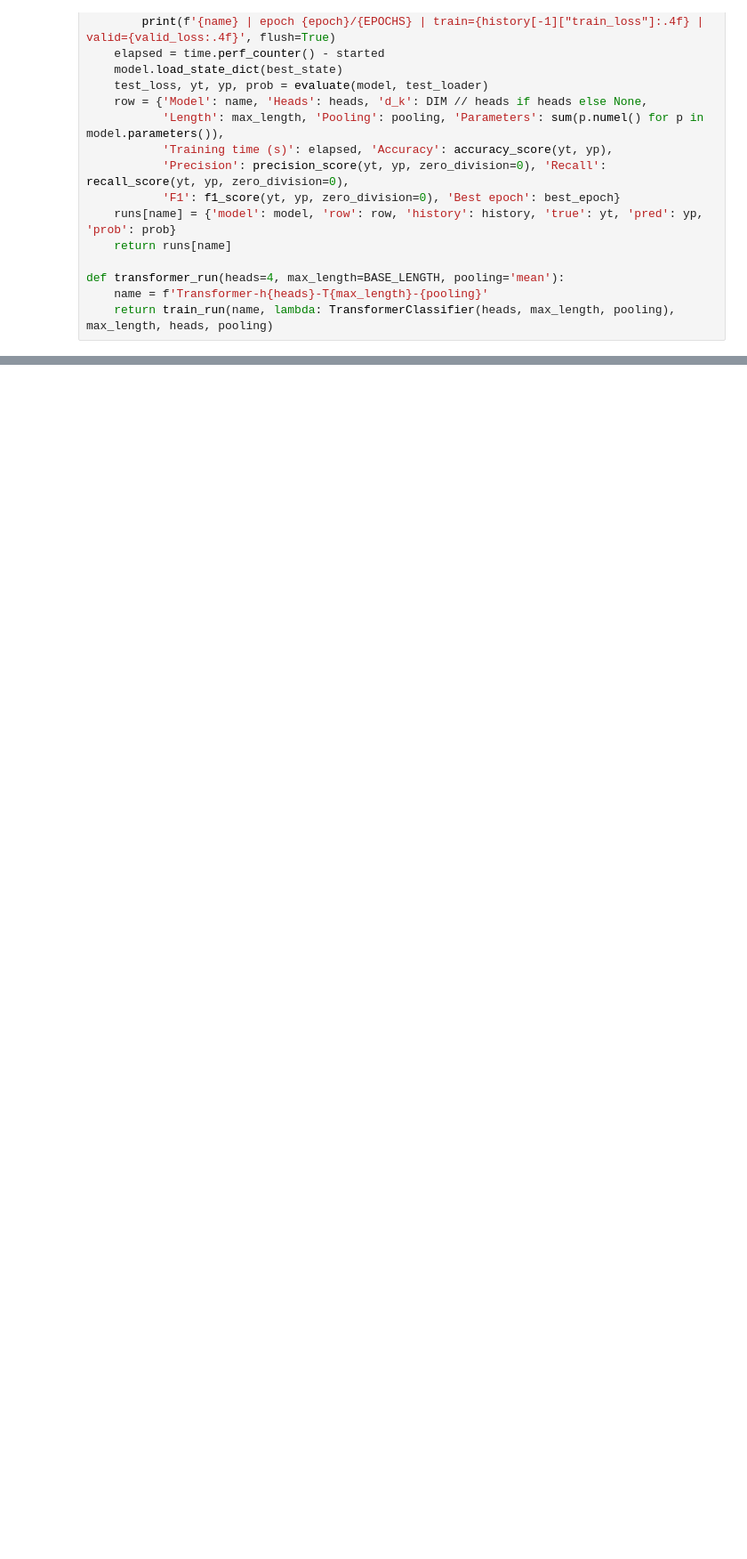
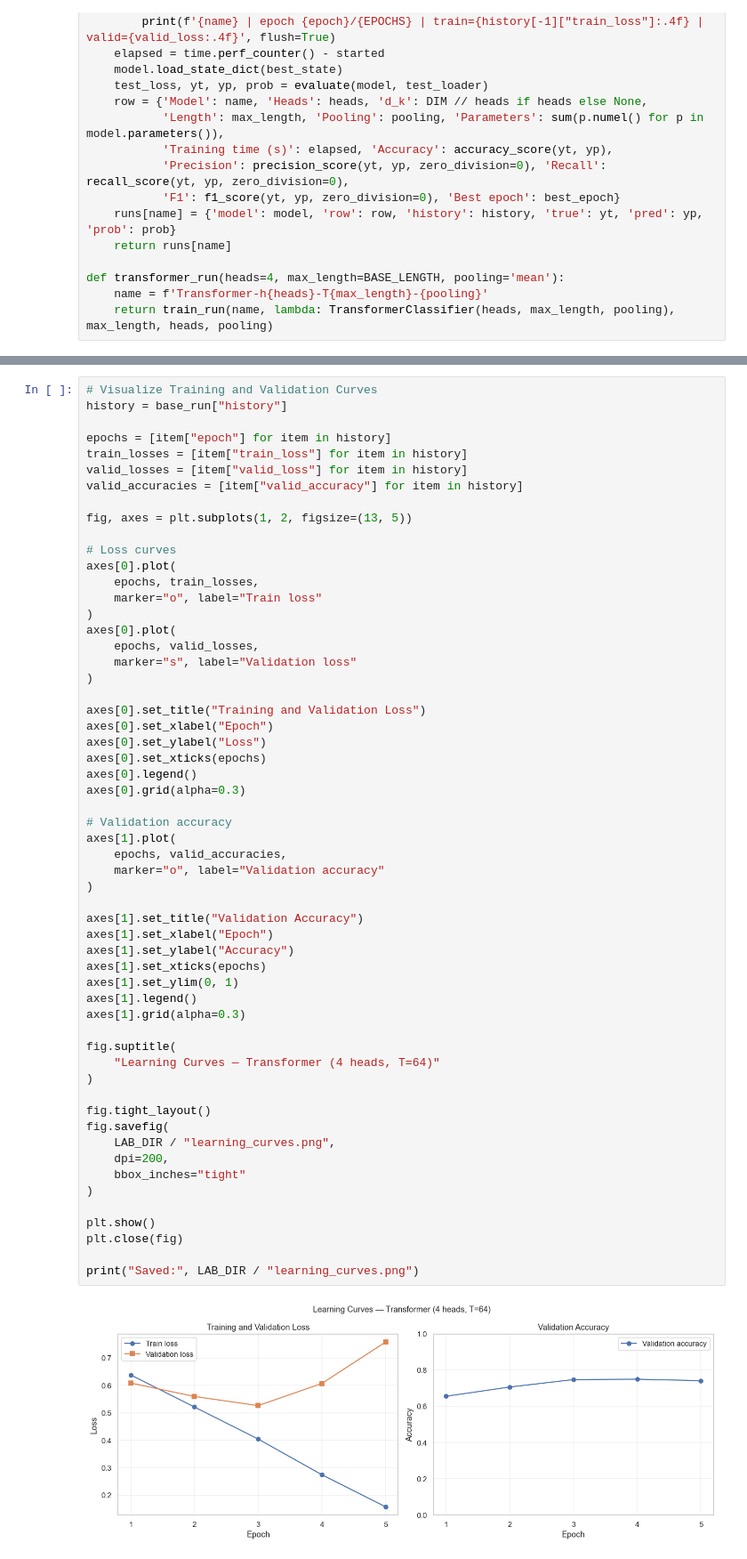
Before and after one commit to jackfruit06/HUS---NLP2026, a Jupyter notebook: lab7/transformer_classification.ipynb, the cells around one changed output, grey strips where cells are left out. Shown at 89% size. Saved outputs shown, nothing was run; the diff lists cells and outputs as text; blank space fills up the shorter version.

```diff
--- a/lab7/transformer_classification.ipynb
+++ b/lab7/transformer_classification.ipynb
@@ -490,0 +374,59 @@ Transformer-h8-T64-mean | epoch 5/5 | train=0.1311 | valid=0.8055
+# %%
+# Visualize Training and Validation Curves
+history = base_run["history"]
+
+epochs = [item["epoch"] for item in history]
+train_losses = [item["train_loss"] for item in history]
+valid_losses = [item["valid_loss"] for item in history]
+valid_accuracies = [item["valid_accuracy"] for item in history]
+
+fig, axes = plt.subplots(1, 2, figsize=(13, 5))
+
+# Loss curves
+axes[0].plot(
+    epochs, train_losses,
+    marker="o", label="Train loss"
+)
+axes[0].plot(
+    epochs, valid_losses,
+    marker="s", label="Validation loss"
+)
+
+axes[0].set_title("Training and Validation Loss")
+axes[0].set_xlabel("Epoch")
+axes[0].set_ylabel("Loss")
+axes[0].set_xticks(epochs)
+axes[0].legend()
+axes[0].grid(alpha=0.3)
+
+# Validation accuracy
+axes[1].plot(
+    epochs, valid_accuracies,
+    marker="o", label="Validation accuracy"
+)
+
+axes[1].set_title("Validation Accuracy")
+axes[1].set_xlabel("Epoch")
+axes[1].set_ylabel("Accuracy")
+axes[1].set_xticks(epochs)
+axes[1].set_ylim(0, 1)
+axes[1].legend()
+axes[1].grid(alpha=0.3)
+
+fig.suptitle(
+    "Learning Curves — Transformer (4 heads, T=64)"
+)
+
+fig.tight_layout()
+fig.savefig(
+    LAB_DIR / "learning_curves.png",
+    dpi=200,
+    bbox_inches="tight"
+)
+
+plt.show()
+plt.close(fig)
+
+print("Saved:", LAB_DIR / "learning_curves.png")
+# %% [output]
+[figure, added]
```
Also changed, not shown: parts of 31 cells of this notebook, 10 other files.
